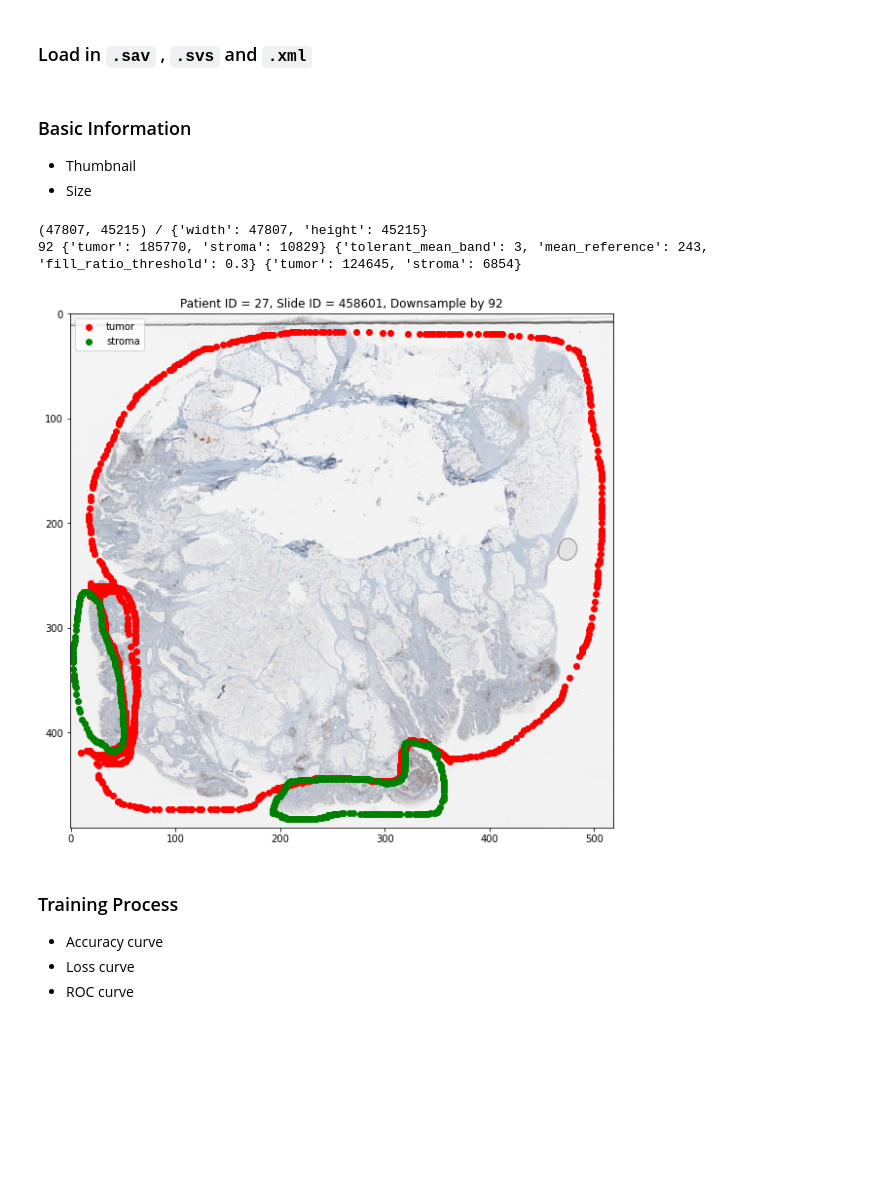
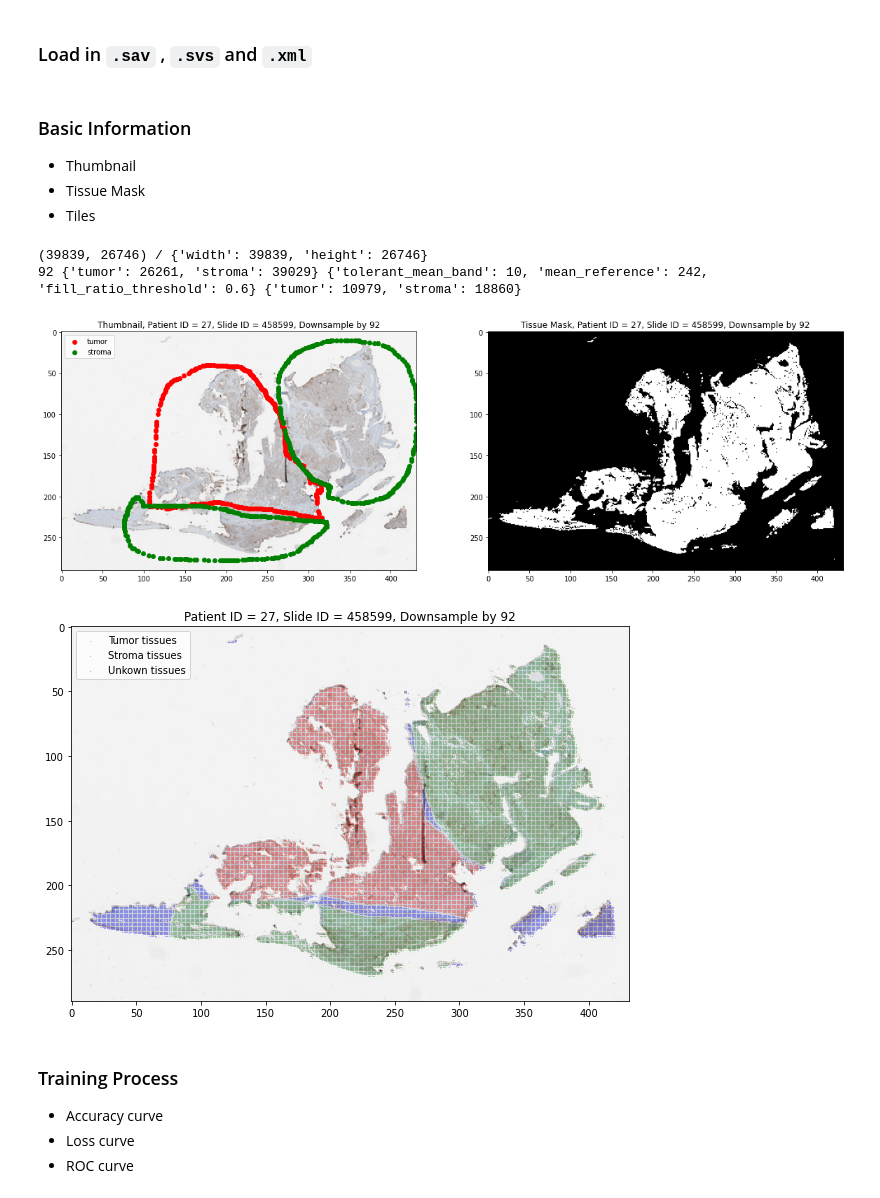
Before and after one commit to Sulam-Group/MIL-pathology, a Jupyter notebook: summarise_results.ipynb, the cells around one changed output. Drawn from its saved outputs; the diff is of its cells as text; code cells hidden in the pictures; blank space fills up the shorter version.

Commit message:
Show three kinds of tiles(annotated tumor; annotated stroma; unknown), meanwhile ensure that only tiles containing tissues are included

```diff
--- a/summarise_results.ipynb
+++ b/summarise_results.ipynb
@@ -18,14 +24,17 @@ with open('/home/zhenzhen/MIL-seg/results/anders/anders_segmentation.sav','rb')
 handle.close()
 meta = pd.read_csv('/home/zhenzhen/MIL-seg/meta_anders.csv')
 
-slide_id = '458601'
+slide_id = '458599'
 slide = openslide.OpenSlide('/mnt/data0/zhenzhen/anders/'+slide_id+'.svs')
 slide_info = dat[slide_id]
 slide_annot = ET.parse('/mnt/data0/zhenzhen/anders/'+slide_id+'.xml').getroot()
+
+Tile = np.load('results/tile_'+slide_id+'_92_1_0.npy')
 # %% [markdown]
 ### Basic Information
 * Thumbnail
-* Size
+* Tissue Mask
+* Tiles
 # %%
 def read_annotation(root):
     points_arr_tumor = []
@@ -40,26 +49,57 @@ def read_annotation(root):
     return points_arr_tumor, points_arr_stroma
 # %%
 # Thumbnail
-f,ax = plt.subplots(figsize=(10,10))
+f,ax = plt.subplots(1,2,figsize=(20,10))
 width,height = slide.dimensions
 thumbnail_factor = 92
 points_arr_tumor, points_arr_stroma = read_annotation(slide_annot)
 tumor_x = [i[0]//thumbnail_factor for i in points_arr_tumor ]
 tumor_y = [i[1]//thumbnail_factor for i in points_arr_tumor ]
 stroma_x = [i[0]//thumbnail_factor for i in points_arr_stroma ]
 stroma_y = [i[1]//thumbnail_factor for i in points_arr_stroma ]
-ax.imshow(slide.get_thumbnail((width//thumbnail_factor,height//thumbnail_factor)))
-ax.scatter(tumor_x,tumor_y, c='r',label = 'tumor')
-ax.scatter(stroma_x,stroma_y, c='g',label = 'stroma')
-ax.legend()
-ax.set_title("Patient ID = {}, Slide ID = {}, Downsample by {}".format(slide_info['patient_id'],slide_id,thumbnail_factor))
+ax[0].imshow(slide.get_thumbnail((width//thumbnail_factor,height//thumbnail_factor)))
+ax[0].scatter(tumor_x,tumor_y, c='r',label = 'tumor')
+ax[0].scatter(stroma_x,stroma_y, c='g',label = 'stroma')
+ax[0].legend()
+ax[0].set_title("Thumbnail, Patient ID = {}, Slide ID = {}, Downsample by {}".format(slide_info['patient_id'],slide_id,thumbnail_factor))
+
+
+thumbnail = np.array(slide.get_thumbnail((width//thumbnail_factor,height//thumbnail_factor)))
+thumbnail = cv.cvtColor(thumbnail,cv.COLOR_RGB2GRAY)
+_,mask = cv.threshold(thumbnail,0,255,cv.THRESH_BINARY+cv.THRESH_OTSU)
+mask = abs(mask-255)
+ax[1].imshow(mask,'gray')
+ax[1].set_title("Tissue Mask, Patient ID = {}, Slide ID = {}, Downsample by {}".format(slide_info['patient_id'],slide_id,thumbnail_factor))
+
+f.show()
 
 print(slide.dimensions,'/',slide_info['slide_size']) # Size
 print(slide_info['patch_shape'],slide_info['all_patches'],slide_info['Train']['non_blank_request'],slide_info['Train']['non_blank_patches']) # Tiles
 # %% [output]
-(47807, 45215) / {'width': 47807, 'height': 45215}
-92 {'tumor': 185770, 'stroma': 10829} {'tolerant_mean_band': 3, 'mean_reference': 243, 'fill_ratio_threshold': 0.3} {'tumor': 124645, 'stroma': 6854}
+(39839, 26746) / {'width': 39839, 'height': 26746}
+92 {'tumor': 26261, 'stroma': 39029} {'tolerant_mean_band': 10, 'mean_reference': 242, 'fill_ratio_threshold': 0.6} {'tumor': 10979, 'stroma': 18860}
-[figure, old version]
+[figure, new version]
+# %%
+'''
+Show grid
+'''
+# Tile[:,:,0] Annotation Mask  #1tumor, 2stroma, 3intersection,0unkown
+# Tile[:,:,1] Tissue Mask
+NROW,NCOL = Tile[:,:,0].shape
+Y_tumor,X_tumor= np.where((Tile[:,:,0]==1) & (Tile[:,:,1]==1))
+Y_stroma,X_stroma= np.where((Tile[:,:,0]==2) & (Tile[:,:,1]==1))
+Y_unkown,X_unkown= np.where((Tile[:,:,0]==0) & (Tile[:,:,1]==1))
+#IDs = [X[i]*NROW+Y[i] for i in range(len(Y))]
+f,ax = plt.subplots(figsize=(10,10))
+ax.imshow(slide.get_thumbnail((width//thumbnail_factor,height//thumbnail_factor)))
+ax.scatter(X_tumor,Y_tumor,c='r',s=0.01,label="Tumor tissues")
+ax.scatter(X_stroma,Y_stroma,c='g',s=0.01,label="Stroma tissues")
+ax.scatter(X_unkown,Y_unkown,c='b',s=0.01,label="Unkown tissues")
+ax.set_title("Patient ID = {}, Slide ID = {}, Downsample by {}".format(slide_info['patient_id'],slide_id,thumbnail_factor))
+ax.legend()
+f.show()
+# %% [output]
+[figure, added]
 # %% [markdown]
 ### Training Process
 * Accuracy curve
```
Also changed, not shown: parts of 3 cells of this notebook.
